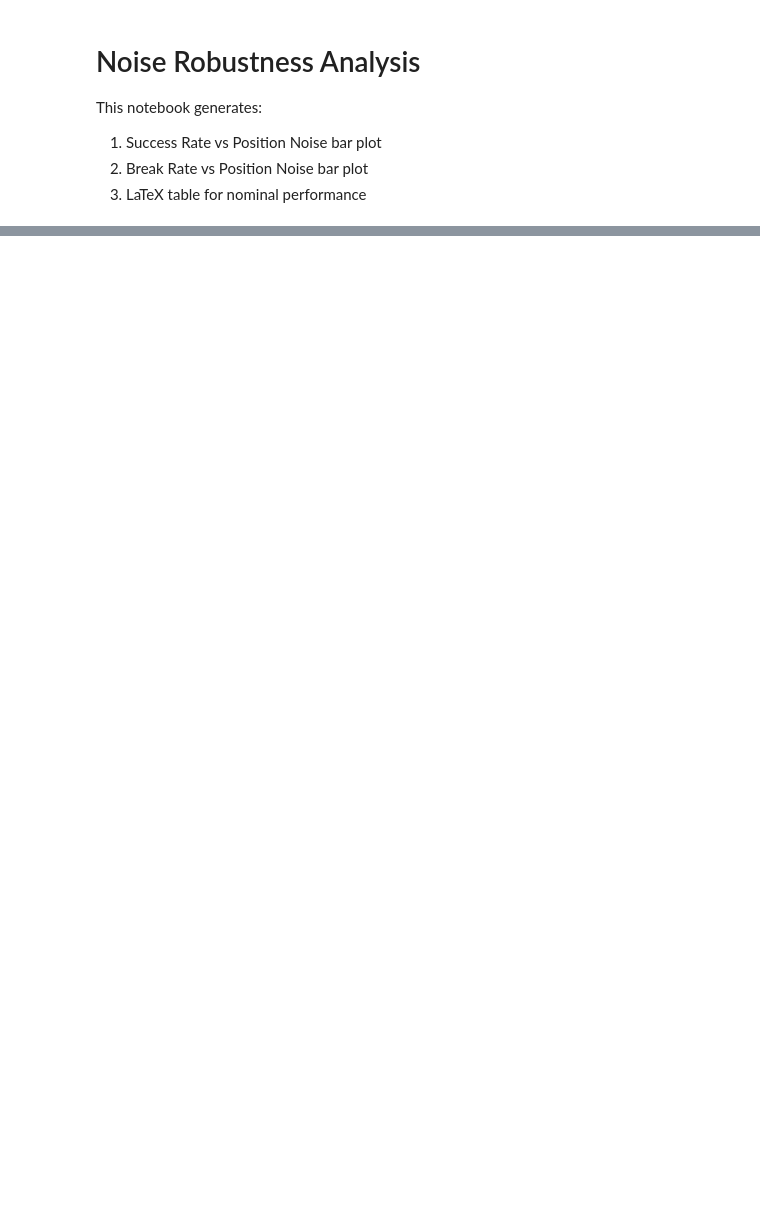
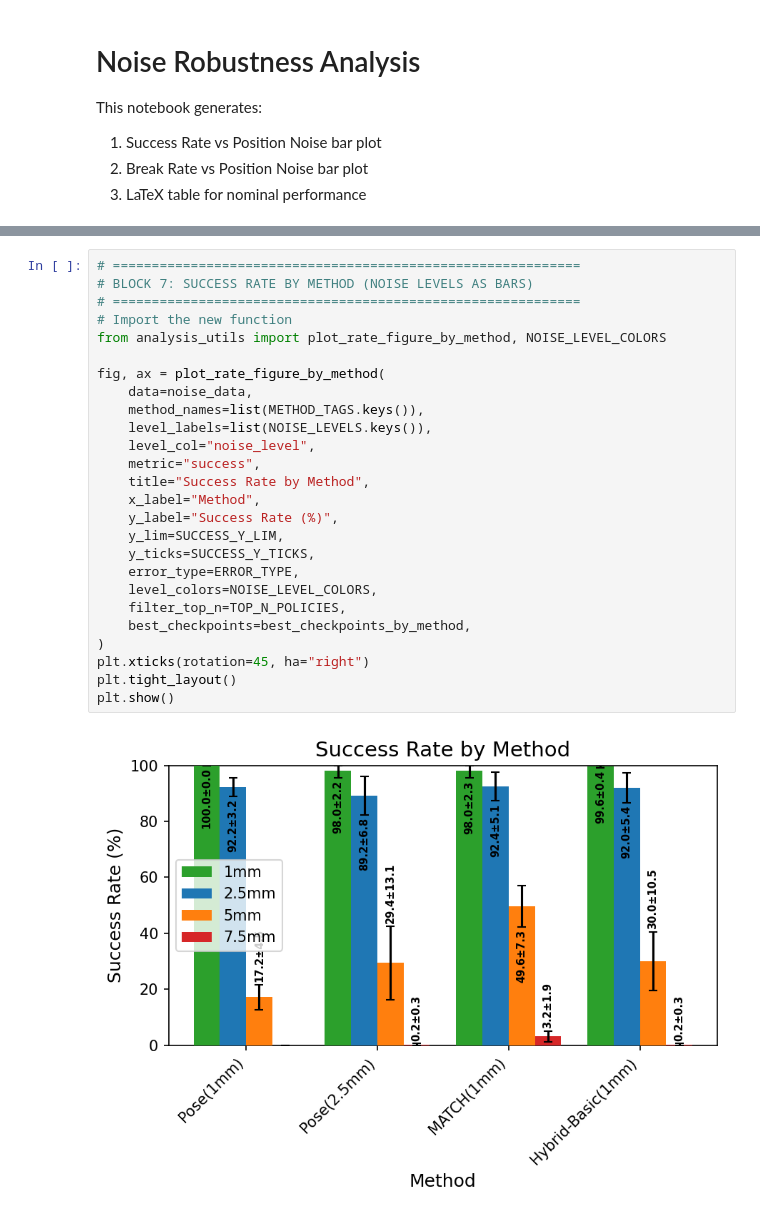
Before and after one commit to RoboNuke/Continuous_Force_RL, a Jupyter notebook: scripts/data_processing/noise_robustness_analysis.ipynb, the cells around one changed output, grey strips where cells are left out. Cells and saved outputs as stored; diff of their text form; blank space fills up the shorter version.

```diff
--- a/scripts/data_processing/noise_robustness_analysis.ipynb
+++ b/scripts/data_processing/noise_robustness_analysis.ipynb
@@ -313,3 +323,31 @@ MATCH(state-std) & 93.2 $\pm$ 4.1 & 3.8 $\pm$ 1.7 & \textbf{9.7 $\pm$ 0.1} & 4.5
 \bottomrule
 \end{tabular}
 \end{table}
+# %%
+# ============================================================
+# BLOCK 7: SUCCESS RATE BY METHOD (NOISE LEVELS AS BARS)
+# ============================================================
+# Import the new function
+from analysis_utils import plot_rate_figure_by_method, NOISE_LEVEL_COLORS
+
+fig, ax = plot_rate_figure_by_method(
+    data=noise_data,
+    method_names=list(METHOD_TAGS.keys()),
+    level_labels=list(NOISE_LEVELS.keys()),
+    level_col="noise_level",
+    metric="success",
+    title="Success Rate by Method",
+    x_label="Method",
+    y_label="Success Rate (%)",
+    y_lim=SUCCESS_Y_LIM,
+    y_ticks=SUCCESS_Y_TICKS,
+    error_type=ERROR_TYPE,
+    level_colors=NOISE_LEVEL_COLORS,
+    filter_top_n=TOP_N_POLICIES,
+    best_checkpoints=best_checkpoints_by_method,
+)
+plt.xticks(rotation=45, ha="right")
+plt.tight_layout()
+plt.show()
+# %% [output]
+[figure, added]
```
Also changed, not shown: parts of 7 cells of this notebook, 9 other files.
